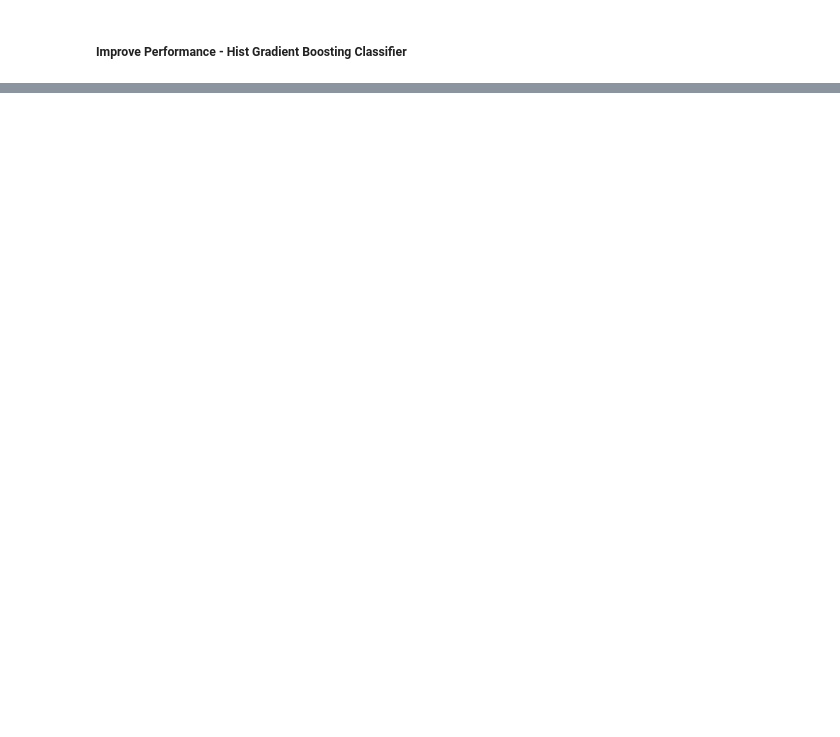
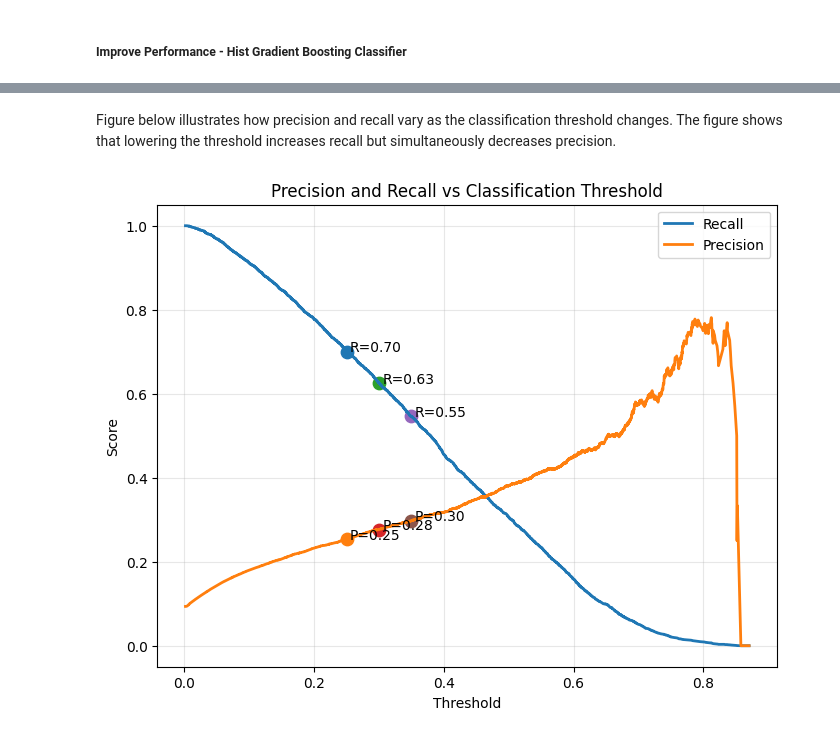
Before and after one commit to leonardsangoroh/AIFoundations, a Jupyter notebook: AssessmentOne/heart-attack-prediction-assignment.ipynb, the cells around one changed output, grey strips where cells are left out. Cells and saved outputs as stored; diff of their text form; code cells hidden in the pictures; blank space fills up the shorter version.

```diff
--- a/AssessmentOne/heart-attack-prediction-assignment.ipynb
+++ b/AssessmentOne/heart-attack-prediction-assignment.ipynb
@@ -893,0 +949,9 @@ plt.show()
+# %%
+thresholds = [0.25, 0.30, 0.35]
+
+for t in thresholds:
+    y_pred = (y_hgb_prob >= t).astype(int)
+    print("\nThreshold:", t)
+    print("Recall:", recall_score(y_test, y_pred))
+    print("Precision:", precision_score(y_test, y_pred))
+    print("F1:", f1_score(y_test, y_pred))
@@ -893,0 +973,34 @@ plt.show()
+# %% [markdown]
+Figure below illustrates how precision and recall vary as the classification threshold changes. The figure shows that lowering the threshold increases recall but simultaneously decreases precision.
+# %%
+# precision-recall curve visualization
+
+precision, recall, thresholds = precision_recall_curve(y_test, y_hgb_prob)
+
+plt.figure(figsize=(8,6))
+
+plt.plot(thresholds, recall[:-1], label="Recall", linewidth=2)
+plt.plot(thresholds, precision[:-1], label="Precision", linewidth=2)
+
+thresholds_to_mark = [0.25, 0.30, 0.35]
+
+for t in thresholds_to_mark:
+    y_pred = (y_hgb_prob >= t).astype(int)
+    r = recall_score(y_test, y_pred)
+    p = precision_score(y_test, y_pred)
+
+    plt.scatter(t, r, s=80)
+    plt.scatter(t, p, s=80)
+
+    plt.text(t+0.005, r, f"R={r:.2f}")
+    plt.text(t+0.005, p, f"P={p:.2f}")
+
+plt.xlabel("Threshold")
+plt.ylabel("Score")
+plt.title("Precision and Recall vs Classification Threshold")
+plt.legend()
+plt.grid(alpha=0.3)
+
+plt.show()
+# %% [output]
+[figure, added]
```
Also changed, not shown: parts of 23 cells of this notebook.
